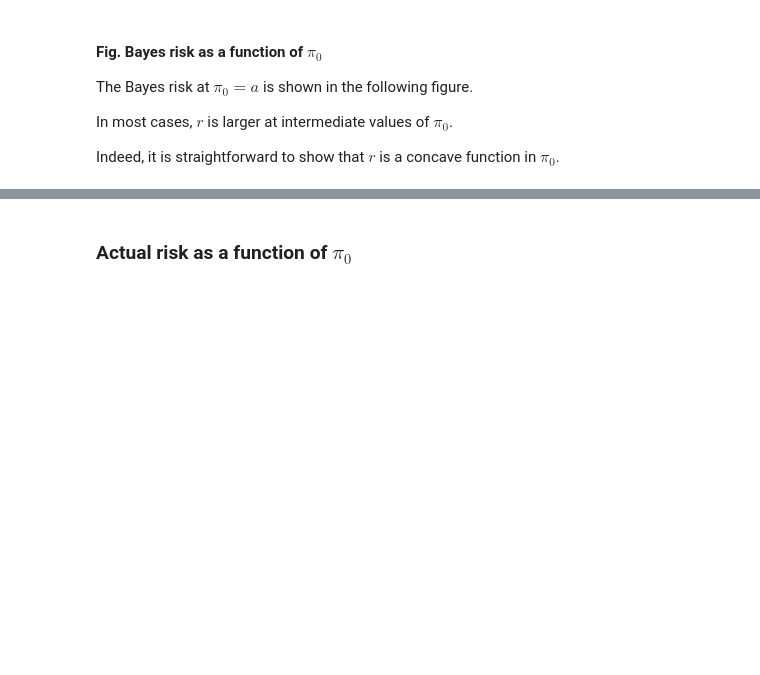
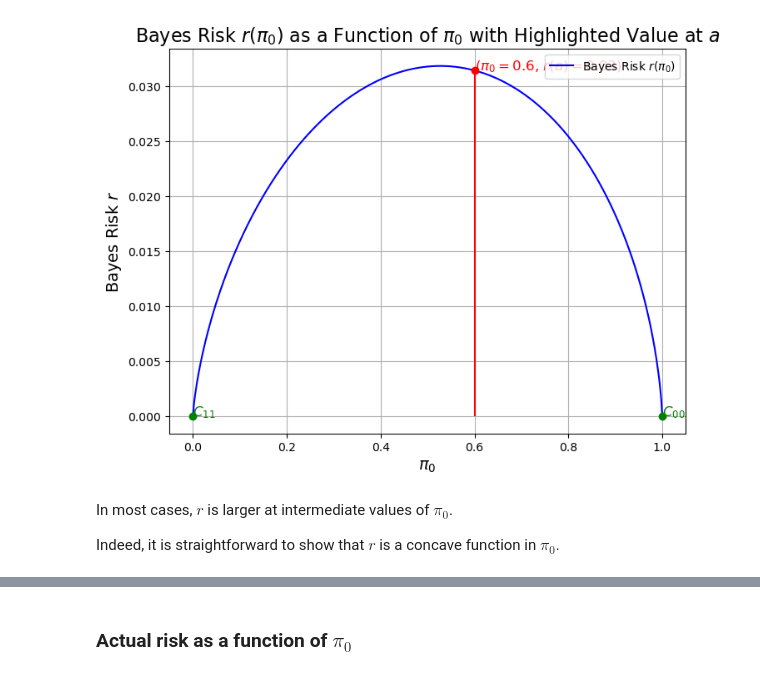
Before and after one commit to telecombook/book, a Jupyter notebook: _sources/c2_s9_minimax.ipynb, the cells around one changed output, grey strips where cells are left out. Saved outputs shown, nothing was run; the diff lists cells and outputs as text; code cells hidden in the pictures; blank space fills up the shorter version.

```diff
--- a/_sources/c2_s9_minimax.ipynb
+++ b/_sources/c2_s9_minimax.ipynb
@@ -86,8 +61,63 @@ def P11(tau_prime):
+# %%
+# The decision threshold tau_B is derived from the Bayes criterion
+def bayes_risk(pi_0):
+    pi_1 = 1 - pi_0
+    tau_B = (pi_0 * (C10 - C00)) / (pi_1 * (C01 - C11))
+    tau_prime_B = (sigma_squared / (2 * b)) * np.log(tau_B)
+    # Calculate Pij values for the current pi_0
+    P00_val = P00(tau_prime_B)
+    P01_val = P01(tau_prime_B)
+    P10_val = P10(tau_prime_B)
+    P11_val = P11(tau_prime_B)
+    # Calculate r0(a) and r1(a)
+    r0_B = C10 * P10_val + C00 * P00_val
+    r1_B = C01 * P01_val + C11 * P11_val
+    # Calculate the Bayes risk
+    return pi_0 * r0_B + pi_1 * r1_B
+
+# Define the range of pi0 and the value of 'a'
+pi0_values = np.linspace(0, 1, 500)
+a = 0.6  # Specific value of pi_0 for the stem plot
+
+# Calculate Bayes risk for each value of pi_0
+bayes_r_values = [bayes_risk(pi_0) for pi_0 in pi0_values]
+bayes_r_at_a = bayes_risk(a)
+
+# Plotting the Bayes risk function
+plt.figure(figsize=(8, 6))
+plt.plot(pi0_values, bayes_r_values, label='Bayes Risk $r(\pi_0)$', color='blue')
+
+# Add the stem plot for the specific value a
+plt.stem([a], [bayes_r_at_a], linefmt='r-', markerfmt='ro', basefmt=" ")
+
+# Annotate the point a
+plt.text(a, bayes_r_at_a, f'($\pi_0 = {a}$, $r(a) = {bayes_r_at_a:.2f}$)', fontsize=12, color='red')
+
+# Define the constants again for the boundaries
+C_00_value = C00 # previously defined as 0
+C_11_value = C11 # previously defined as 0
+
+# Calculate Bayes risk values at pi0 = 0 and pi0 = 1
+pi0_0_r = C_11_value
+pi0_1_r = C_00_value
+
+# Add the points for pi0 = 0 and pi0 = 1
+plt.plot(0, pi0_0_r, 'go')  # Point at pi0 = 0, r = C_11
+plt.text(0, pi0_0_r, '$C_{11}$', fontsize=12, color='green')
+
+plt.plot(1, pi0_1_r, 'go')  # Point at pi0 = 1, r = C_00
+plt.text(1, pi0_1_r, '$C_{00}$', fontsize=12, color='green')
+
+# Plot settings
+plt.title('Bayes Risk $r(\pi_0)$ as a Function of $\\pi_0$ with Highlighted Value at $a$', fontsize=16)
+plt.xlabel('$\pi_0$', fontsize=14)
+plt.ylabel('Bayes Risk $r$', fontsize=14)
+plt.grid(True)
+plt.legend()
+plt.show()
+# %% [output]
+[figure, added]
 # %% [markdown]
-#### Fig. Bayes risk as a function of $\pi_0$
-
-The Bayes risk at $ \pi_0 = a $ is shown in the following figure.
-
 In most cases, $ r $ is larger at intermediate values of $ \pi_0 $.
 
 Indeed, it is straightforward to show that $ r $ is a concave function in $ \pi_0 $.
```
Also changed, not shown: parts of 19 cells of this notebook, 36 other files.
